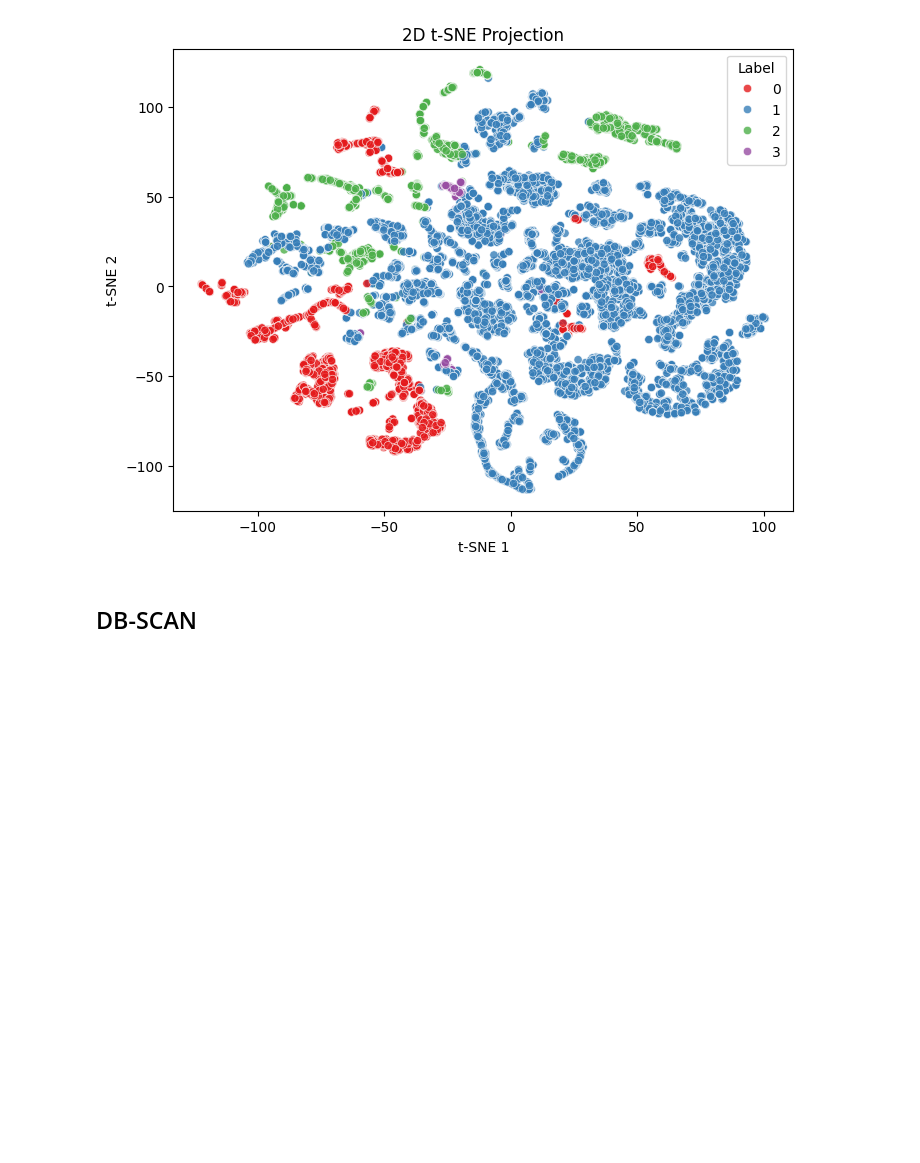
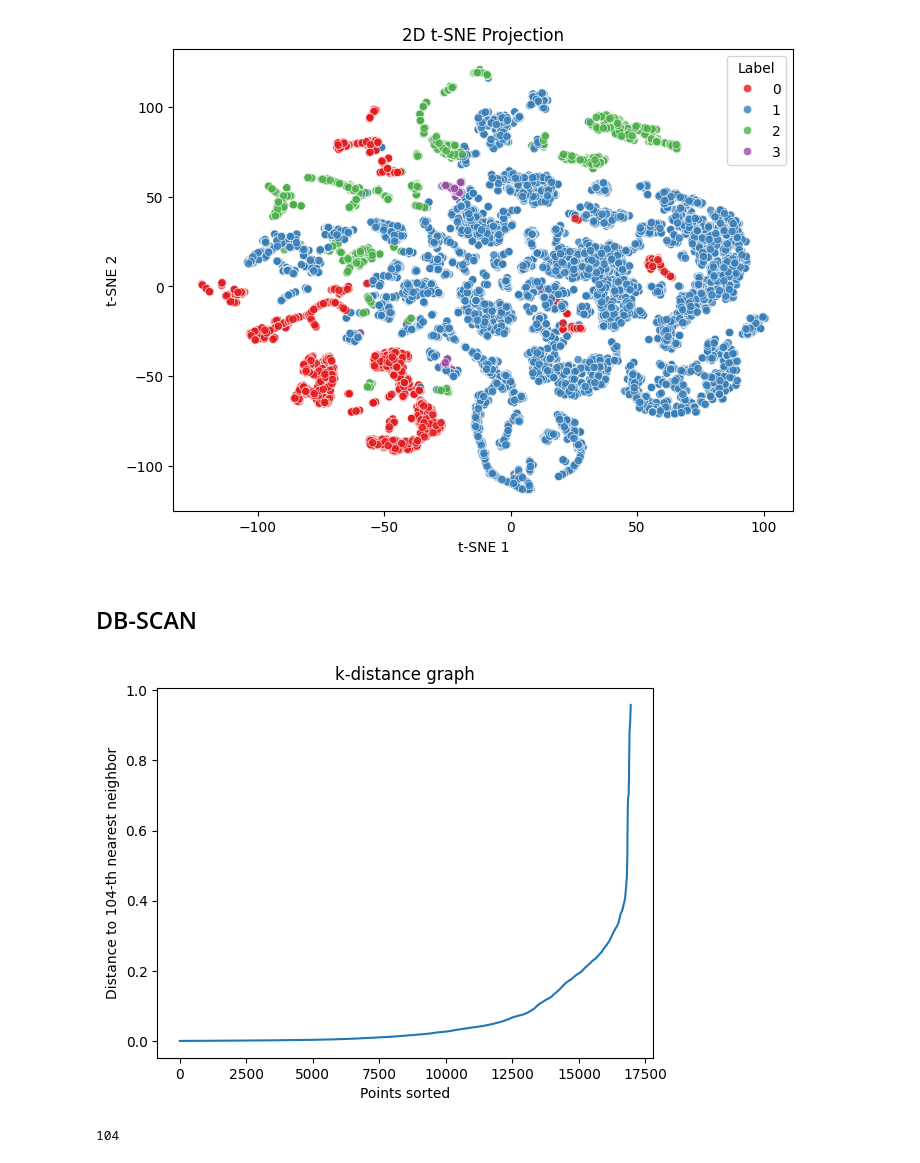
Before and after one commit to RenatoMignone/unsupervised-network-intrusion-detection, a Jupyter notebook: lab/notebooks/Task4.ipynb, the cells around one changed output. Saved outputs shown, nothing was run; the diff lists cells and outputs as text; code cells hidden in the pictures; blank space fills up the shorter version.

```diff
--- a/lab/notebooks/Task4.ipynb
+++ b/lab/notebooks/Task4.ipynb
@@ -456,0 +454,33 @@ plt.show()
+# %%
+from sklearn.neighbors import NearestNeighbors
+import numpy as np
+import matplotlib.pyplot as plt
+
+# df = your dataframe with numeric features
+X = X_train.values
+
+# Step 1: choose min_samples
+min_samples = X.shape[1] * 2  # heuristic
+
+# Step 2: compute k-distances
+neighbors = NearestNeighbors(n_neighbors=min_samples, metric='cosine')
+neighbors_fit = neighbors.fit(X)
+distances, indices = neighbors_fit.kneighbors(X)
+
+# Step 3: take the k-th nearest neighbor distance
+k_distances = np.sort(distances[:, -1])
+
+# Step 4: plot
+plt.plot(k_distances)
+plt.xlabel("Points sorted")
+plt.ylabel(f"Distance to {min_samples}-th nearest neighbor")
+plt.title("k-distance graph")
+plt.show()
+
+# The elbow region gives you eps.
+# %% [output]
+[figure, added]
+# %%
+min_samples
+# %% [output]
+104
```
Also changed, not shown: parts of 6 cells of this notebook, 2 other files.
